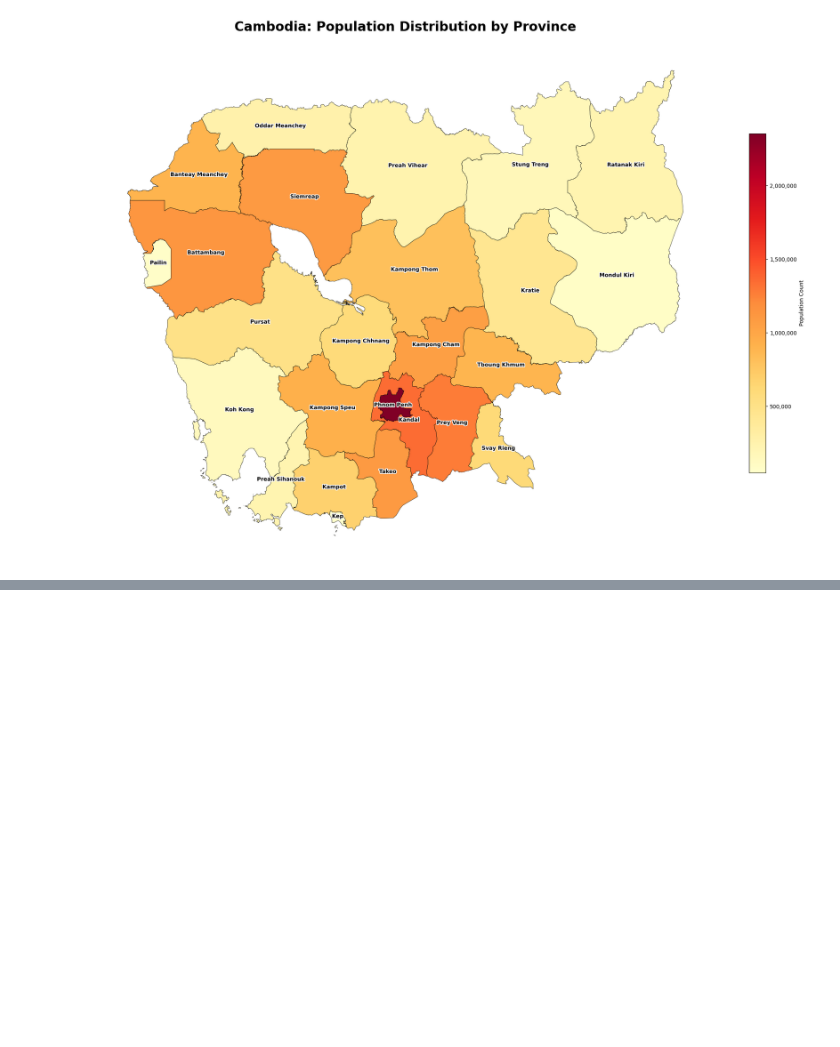
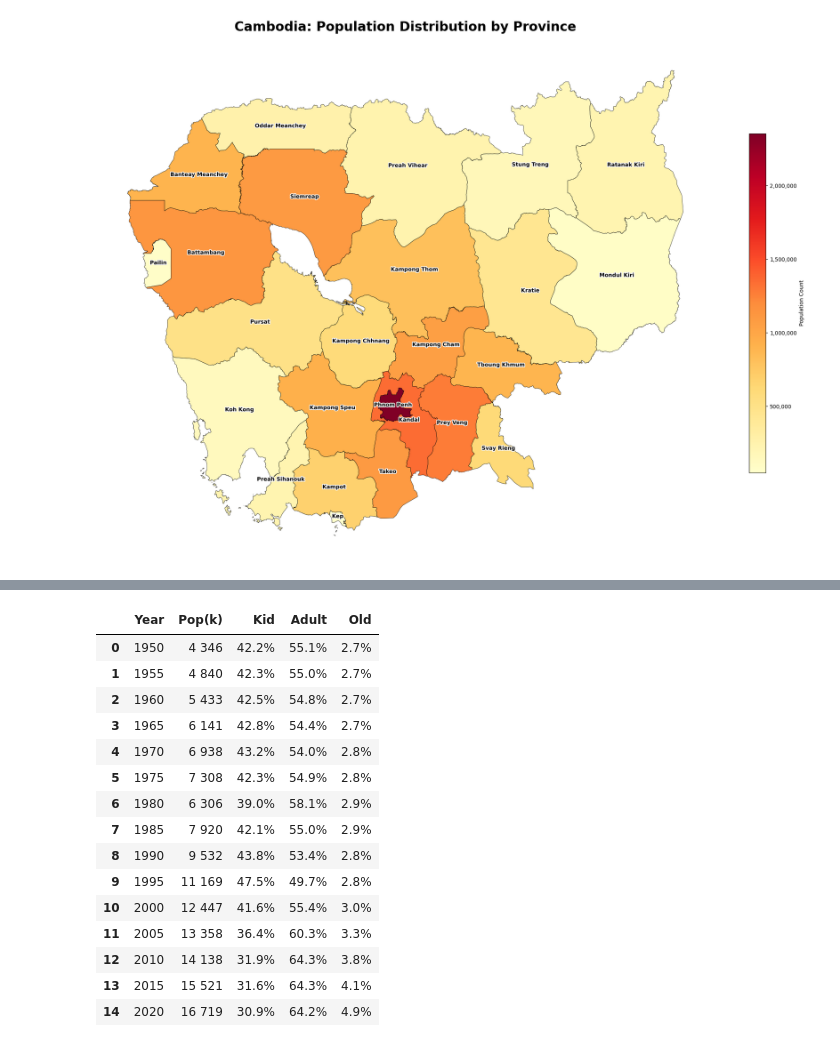
Before and after one commit to i-eat-tea/Project-Cum-Stain, a Jupyter notebook: population.ipynb, the cells around one changed output, grey strips where cells are left out. Saved outputs shown, nothing was run; the diff lists cells and outputs as text; code cells hidden in the pictures; blank space fills up the shorter version.

```diff
--- a/population.ipynb
+++ b/population.ipynb
@@ -224,0 +289,19 @@ plt.show()
+# %%
+Age_dist
+# %% [output]
+|  | Year | Pop(k) | Kid | Adult | Old |
+| 0 | 1950 | 4 346 | 42.2% | 55.1% | 2.7% |
+| 1 | 1955 | 4 840 | 42.3% | 55.0% | 2.7% |
+| 2 | 1960 | 5 433 | 42.5% | 54.8% | 2.7% |
+| 3 | 1965 | 6 141 | 42.8% | 54.4% | 2.7% |
+| 4 | 1970 | 6 938 | 43.2% | 54.0% | 2.8% |
+| 5 | 1975 | 7 308 | 42.3% | 54.9% | 2.8% |
+| 6 | 1980 | 6 306 | 39.0% | 58.1% | 2.9% |
+| 7 | 1985 | 7 920 | 42.1% | 55.0% | 2.9% |
+| 8 | 1990 | 9 532 | 43.8% | 53.4% | 2.8% |
+| 9 | 1995 | 11 169 | 47.5% | 49.7% | 2.8% |
+| 10 | 2000 | 12 447 | 41.6% | 55.4% | 3.0% |
+| 11 | 2005 | 13 358 | 36.4% | 60.3% | 3.3% |
+| 12 | 2010 | 14 138 | 31.9% | 64.3% | 3.8% |
+| 13 | 2015 | 15 521 | 31.6% | 64.3% | 4.1% |
+| 14 | 2020 | 16 719 | 30.9% | 64.2% | 4.9% |
```
Also changed, not shown: parts of 10 cells of this notebook.
